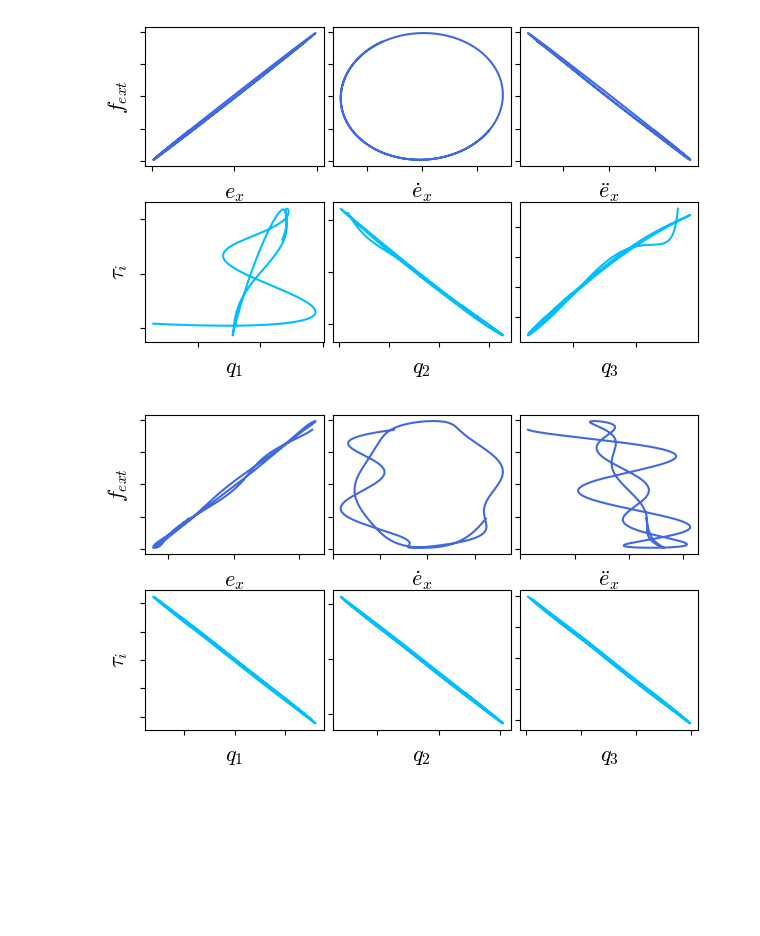
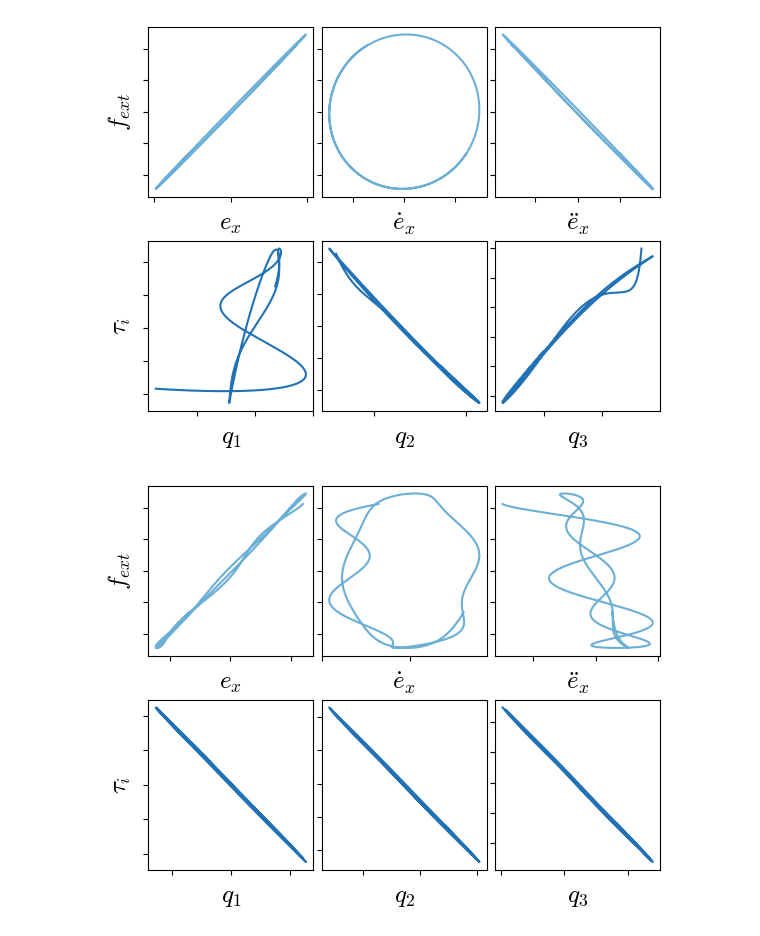
Before and after one commit to leggedrobotics-usp/impedance_control_benchmark, a Jupyter notebook: plots/taskvsjoint_plots.ipynb, the cells around one changed output. Saved outputs shown, nothing was run; the diff lists cells and outputs as text; code cells hidden in the pictures; blank space fills up the shorter version.

```diff
--- a/plots/taskvsjoint_plots.ipynb
+++ b/plots/taskvsjoint_plots.ipynb
@@ -10,17 +10,13 @@ tsdata_jimp = np.load('ts_data_jointimp.npy')
 jsdata_timp = np.load('js_data_taskimp.npy')
 tsdata_timp = np.load('ts_data_taskimp.npy')
 # %%
-ts_color = 'royalblue'
-js_color = 'deepskyblue'
-font = {'family': 'serif',
-        'math_fontfamily': 'cm',
-        'color':  'black',
-        'weight': 'semibold',
-        'size': 16,
-        }
+ts_color = '#6baed6'
+js_color = '#2171b5'
+font = {'family': 'serif', 'math_fontfamily': 'cm',
+        'color': 'black', 'weight': 'semibold', 'size': 18}
 
 i3e_column_width = 3.5*2 # [in]
-aspect_ratio = 9/16
+aspect_ratio = 3/4
 # %%
 # Task-space Impedance Controller
 t_offset = 700      # samples [dt = 0.001 s]
@@ -30,42 +26,42 @@ ee_vel = tsdata_timp[t_offset:,2]   # [m/s]
 ee_int = tsdata_timp[t_offset:,3]   # [N]
 ee_acc = tsdata_timp[t_offset:,4]   # [m/ss]
 
-plt.figure(figsize=[i3e_column_width, aspect_ratio*i3e_column_width])
+plt.figure()    # figsize=[i3e_column_width, aspect_ratio*i3e_column_width]
 
 ax1 = plt.subplot(2, 3, 1, xticklabels=[], yticklabels=[])
 plt.plot(ee_pos, ee_int, color=ts_color)
 plt.tick_params('y', labelsize=10)
 plt.ylabel('$f_{ext}$', fontdict=font)
 plt.xlabel('$e_x$', fontdict=font)
 
 plt.subplot(2, 3, 2, sharey=ax1, xticklabels=[], yticklabels=[])
 plt.plot(ee_vel, ee_int, color=ts_color)
 plt.xlabel('$\dot{e}_x$', fontdict=font)
 #plt.tick_params('y', labelleft=False)
 
 plt.subplot(2, 3, 3, sharey=ax1, xticklabels=[], yticklabels=[])
 plt.plot(ee_acc, ee_int, color=ts_color)
 plt.xlabel('$\ddot{e}_x$', fontdict=font)
 #plt.tick_params('y', labelleft=False)
 
 plt.subplot(2, 3, 4, xticklabels=[], yticklabels=[])
 plt.plot(rad2deg*jsdata_timp[t_offset:, 1], jsdata_timp[t_offset:, 7], color=js_color)
 plt.ylabel('$\\tau_i$', fontdict=font)
 plt.xlabel('$q_1$', fontdict=font)
 
 plt.subplot(2, 3, 5, xticklabels=[], yticklabels=[])
 plt.plot(rad2deg*jsdata_timp[t_offset:, 2], jsdata_timp[t_offset:, 8], color=js_color)
 plt.xlabel('$q_2$', fontdict=font)
 
 plt.subplot(2, 3, 6, xticklabels=[], yticklabels=[])
 plt.plot(rad2deg*jsdata_timp[t_offset:, 3], jsdata_timp[t_offset:, 9], color=js_color)
 plt.xlabel('$q_3$', fontdict=font)
 
-plt.subplots_adjust(left=0.11, bottom=0.10, right=0.9, top=0.90, wspace=0.05, hspace=0.26)
+plt.subplots_adjust(left=0.10, bottom=0.10, right=0.9, top=0.90, wspace=0.05, hspace=0.26)
 #plt.tight_layout()
 plt.savefig('taskspace.eps')
 # %% [output]
-[figure, old version]
+[figure, new version]
 # %%
 # Joint-space Impedance Controller
 t_offset = 700      # samples [dt = 0.001 s]
@@ -75,7 +71,7 @@ ee_vel = tsdata_jimp[t_offset:,2]   # [m/s]
 ee_int = tsdata_jimp[t_offset:,3]   # [N]
 ee_acc = tsdata_jimp[t_offset:,4]   # [m/ss]
 
-plt.figure(figsize=[i3e_column_width, aspect_ratio*i3e_column_width])
+plt.figure()   # figsize=[i3e_column_width, aspect_ratio*i3e_column_width]
 
 ax1 = plt.subplot(2, 3, 1, xticklabels=[], yticklabels=[])
 plt.plot(ee_pos, ee_int, color=ts_color)
@@ -106,8 +102,8 @@ plt.subplot(2, 3, 6, xticklabels=[], yticklabels=[])
 plt.plot(rad2deg*jsdata_jimp[t_offset:, 3], jsdata_jimp[t_offset:, 9], color=js_color)
 plt.xlabel('$q_3$', fontdict=font)
 
-plt.subplots_adjust(left=0.11, bottom=0.10, right=0.9, top=0.90, wspace=0.05, hspace=0.26)
+plt.subplots_adjust(left=0.10, bottom=0.10, right=0.9, top=0.90, wspace=0.05, hspace=0.26)
 #plt.tight_layout()
 plt.savefig('jointspace.eps')
 # %% [output]
-[figure, old version]
+[figure, new version]
```
Also changed, not shown: 4 other files.
